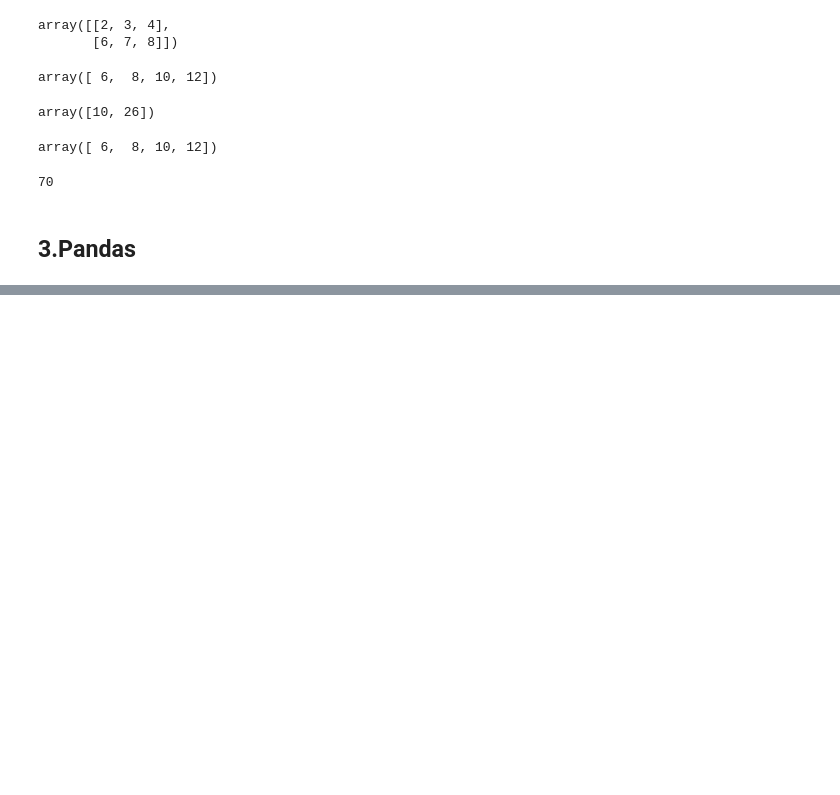
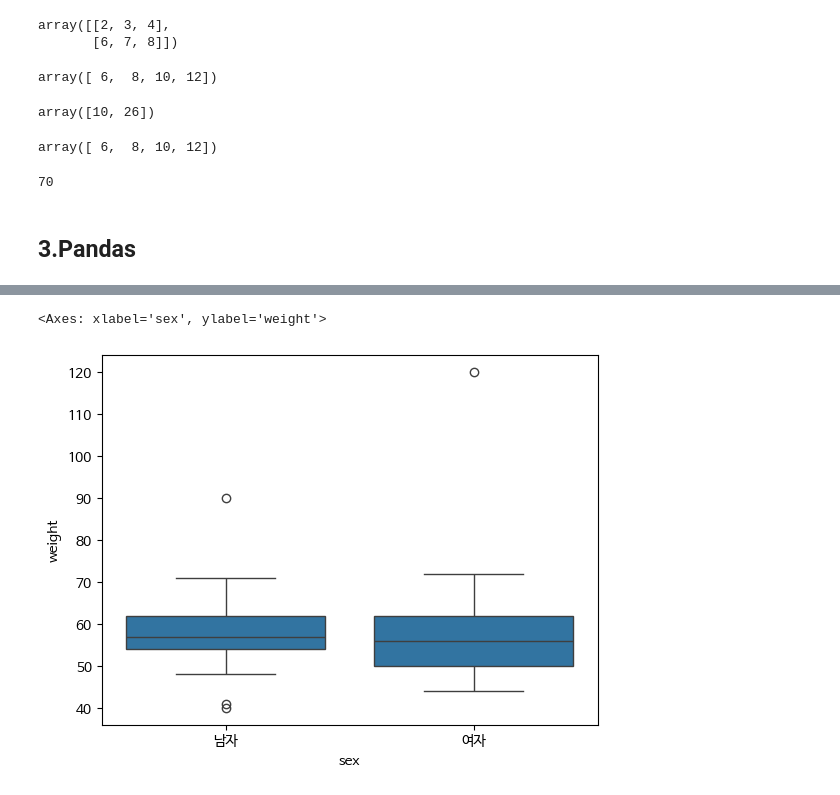
Before and after one commit to va4756/big_RaeJung, a Jupyter notebook: MachineLearning_이상철_ML01.ipynb, the cells around one changed output, grey strips where cells are left out. Saved outputs shown, nothing was run; the diff lists cells and outputs as text; code cells hidden in the pictures; blank space fills up the shorter version.

```diff
--- a/MachineLearning_이상철_ML01.ipynb
+++ b/MachineLearning_이상철_ML01.ipynb
@@ -115,0 +457,6 @@ np.dot(num1, num2)
+# %%
+# 범주형 + 수치형
+sns.boxplot(x='sex', y='weight', data=eda_df)
+# %% [output]
+<Axes: xlabel='sex', ylabel='weight'>
+[figure, added]
```
Also changed, not shown: parts of 43 cells of this notebook.
